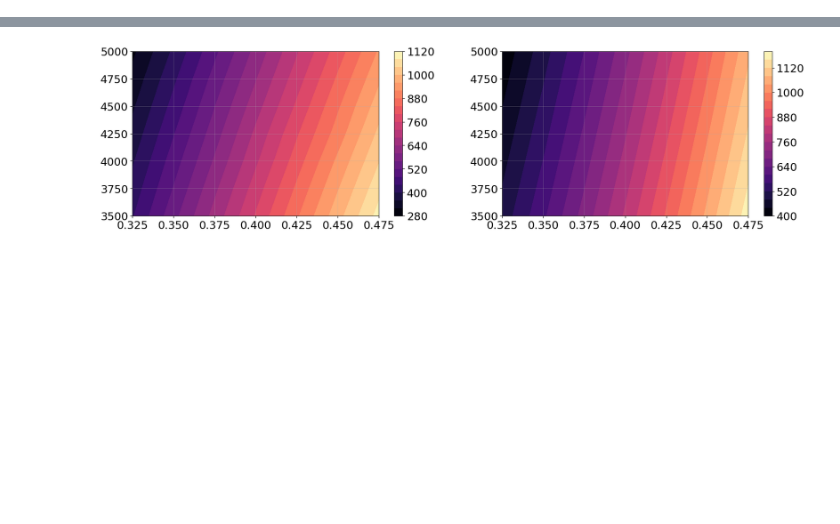
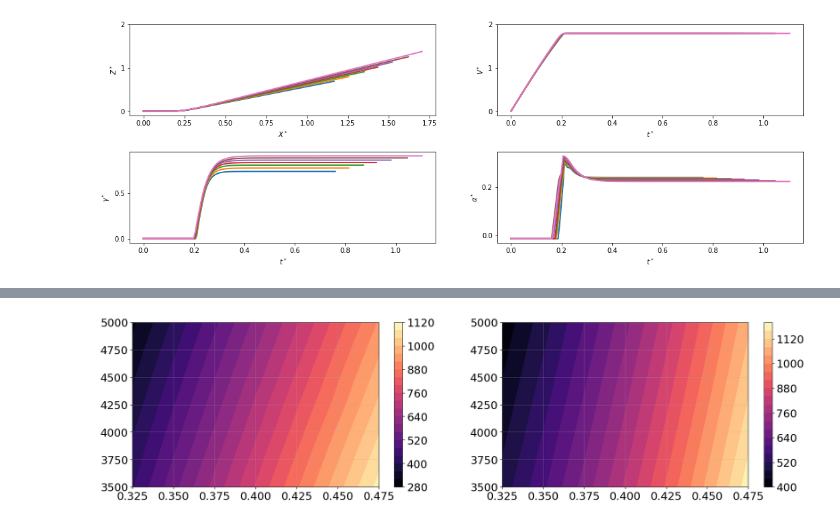
Before and after one commit to MIT-LAE/pyNA, a Jupyter notebook: pyNA/run/Scaling sweep.ipynb, the cells around one changed output, grey strips where cells are left out. Drawn from its saved outputs; the diff is of its cells as text; code cells hidden in the pictures; blank space fills up the shorter version.

```diff
--- a/pyNA/run/Scaling sweep.ipynb
+++ b/pyNA/run/Scaling sweep.ipynb
@@ -125,12 +129,12 @@ acd = ACD()
 W_S_lst = np.linspace(3500, 5000, 7)
 F_W_lst = np.linspace(0.325, 0.475, 7)
 
-case_lst = ['base', 'ld6', 'ld13', 'clmax']
+case_lst = ['base', 'ld6', 'ld13', 'clmax', 'all_constant_LD6', 'all_constant_LD12', 'EA_constant_LD6', 'EA_constant_LD6']
 clmax_lst = dict()
 LDmax_lst = dict()
 for k,case in enumerate(case_lst):
-    clmax_lst[case] = np.array([1.2, 1.2, 1.2, 1.45])[k]
-    LDmax_lst[case] = np.array([6.718101501415649, 6.718101501415649, 2*6.718101501415649, 6.718101501415649])[k]
+    clmax_lst[case] = np.array([1.2, 1.2, 1.2, 1.452528, 1.2, 1.2, 1.2, 1.2])[k]
+    LDmax_lst[case] = np.array([6.718101501415649, 6.718101501415649, 2*6.718101501415649, 6.718101501415649, 6.718101501415649, 2*6.718101501415649, 6.718101501415649, 2*6.718101501415649])[k]
 # %%
 # Compute trajectories for (z-TS) sweep
 if False:
@@ -239,3 +264,66 @@ for k, case in enumerate(case_lst):
+# %%
+# Plot scaled trajectories
+if True:
+    fig, ax = plt.subplots(2,2, figsize=(18, 6))
+    plt.style.use('../utils/plot.mplstyle')
+
+    scaling = True
+
+    for case in ['EA_constant_LD6']:
+
+        for i,W_S in enumerate([W_S_lst[-1]]):
+            for j,F_W in enumerate(F_W_lst):
+
+                if scaling:
+                    x_group     = F_W / W_S * clmax_lst[case]
+                    t_group     = F_W / np.sqrt(W_S/clmax_lst[case])
+                    z_group     = F_W / W_S * clmax_lst[case]/(F_W-1/LDmax_lst[case])
+                    v_group     = 1/np.sqrt(W_S/clmax_lst[case])
+                    gamma_group = (np.pi/180)/(F_W-1/LDmax_lst[case])
+                    alpha_group = (np.pi/180)
+                else:
+                    x_group     = 1.
+                    t_group     = 1.
+                    z_group     = 1.
+                    v_group     = 1.
+                    gamma_group = 1.
+                    alpha_group = 1.
+
+                ax[0,0].plot(data[case][W_S][F_W]['X [m]'].values*x_group, data[case][W_S][F_W]['Z [m]'].values*z_group)
+                ax[0,1].plot(data[case][W_S][F_W]['t_source [s]'].values*t_group, data[case][W_S][F_W]['V [m/s]'].values*v_group)
+                ax[1,0].plot(data[case][W_S][F_W]['t_source [s]'].values*t_group, data[case][W_S][F_W]['gamma [deg]'].values*gamma_group)
+                ax[1,1].plot(data[case][W_S][F_W]['t_source [s]'].values*t_group, data[case][W_S][F_W]['alpha [deg]'].values*alpha_group)
+
+#                 ax[0,0].plot([0, 0.2, 2], [0, 0, np.tan(0.812)*(2-0.2)], 'k--')
+#                 ax[0,0].plot([0, 0.25, 2], [0, 0, np.tan(0.85*0.812)*(2-0.25)], 'k--')
+#                 ax[1,0].plot([0,1.3], [1, 1], 'k--')
+#                 ax[0,2].plot(data[case][W_S][F_W]['t_source [s]'].values*t_group, data[case][W_S][F_W]['TS [-]'].values)
+#                 ax[1,2].plot(data[case][W_S][F_W]['t_source [s]'].values*t_group, data[case][W_S][F_W]['F_n [N]'].values/data[case][W_S][F_W]['F_n [N]'].values[0])
+
+        if scaling:
+            ax[0,0].set_xlabel('$X^*$')
+            ax[0,0].set_ylabel('$Z^*$')
+            ax[0,0].set_ylim([-0.1, 2])
+            ax[0,1].set_xlabel('$t^*$')
+            ax[0,1].set_ylabel('$V^*$')
+            ax[0,1].set_ylim([-0.1, 2])
+            ax[1,0].set_xlabel('$t^*$')
+            ax[1,0].set_ylabel(r'$\gamma^*$')
+            ax[1,1].set_xlabel('$t^*$')
+            ax[1,1].set_ylabel(r'$\alpha^*$')
+        else:
+            ax[0,0].set_xlabel('$X$ [m]')
+            ax[0,0].set_ylabel('$Z$ [m]')
+            ax[0,1].set_xlabel('$t$ [s]')
+            ax[0,1].set_ylabel('$V$ [m/s]')
+            ax[1,0].set_xlabel('$t$ [s]')
+            ax[1,0].set_ylabel(r'$\gamma$ [deg]')
+            ax[1,1].set_xlabel('$t$ [s]')
+            ax[1,1].set_ylabel(r'$\alpha$ [deg]')
+
+        plt.subplots_adjust(hspace=0.4)
+# %% [output]
+[figure, added]
 # %%
 # Compute minimum distance between microphone and trajectory
 r_min = dict()
```
Also changed, not shown: parts of 14 cells of this notebook, 8 other files.
